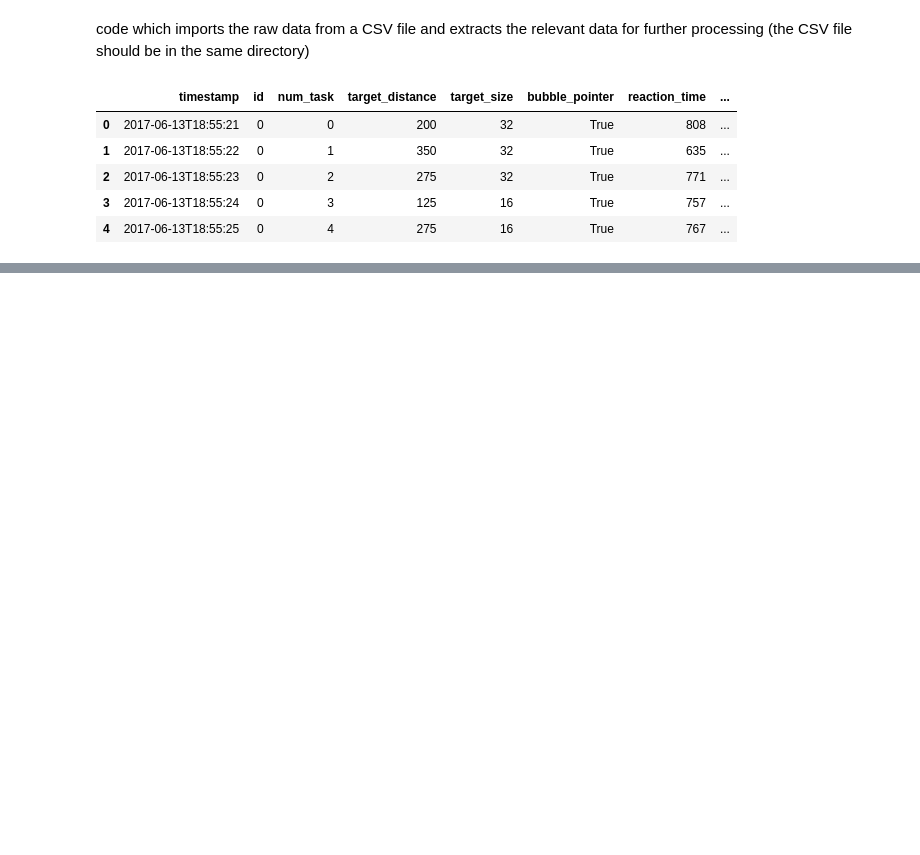
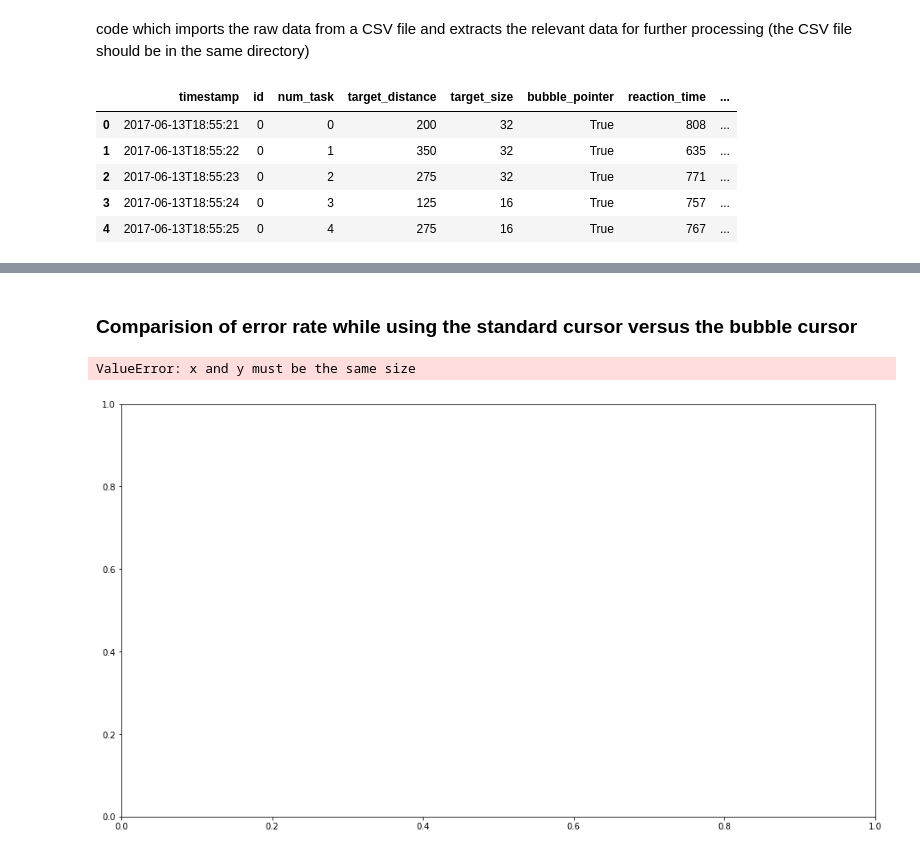
Before and after one commit to Fascha/itt, a Jupyter notebook: assignment5/pointing_technique_experiment.ipynb, the cells around one changed output, grey strips where cells are left out. Cells and saved outputs as stored; diff of their text form; code cells hidden in the pictures; blank space fills up the shorter version.

```diff
--- a/assignment5/pointing_technique_experiment.ipynb
+++ b/assignment5/pointing_technique_experiment.ipynb
@@ -94,0 +120,10 @@ df.loc[df['id'] == 1]
+# %% [markdown]
+### Comparision of error rate while using the standard cursor versus the bubble cursor
+# %%
+# define x before
+scatter(x, bubble_cursor['number_of_errors'], s=100);
+xlabel("# Task")
+ylabel("Number of errors");
+# %% [output]
+ValueError: x and y must be the same size
+[figure, added]
```
Also changed, not shown: parts of 15 cells of this notebook.
